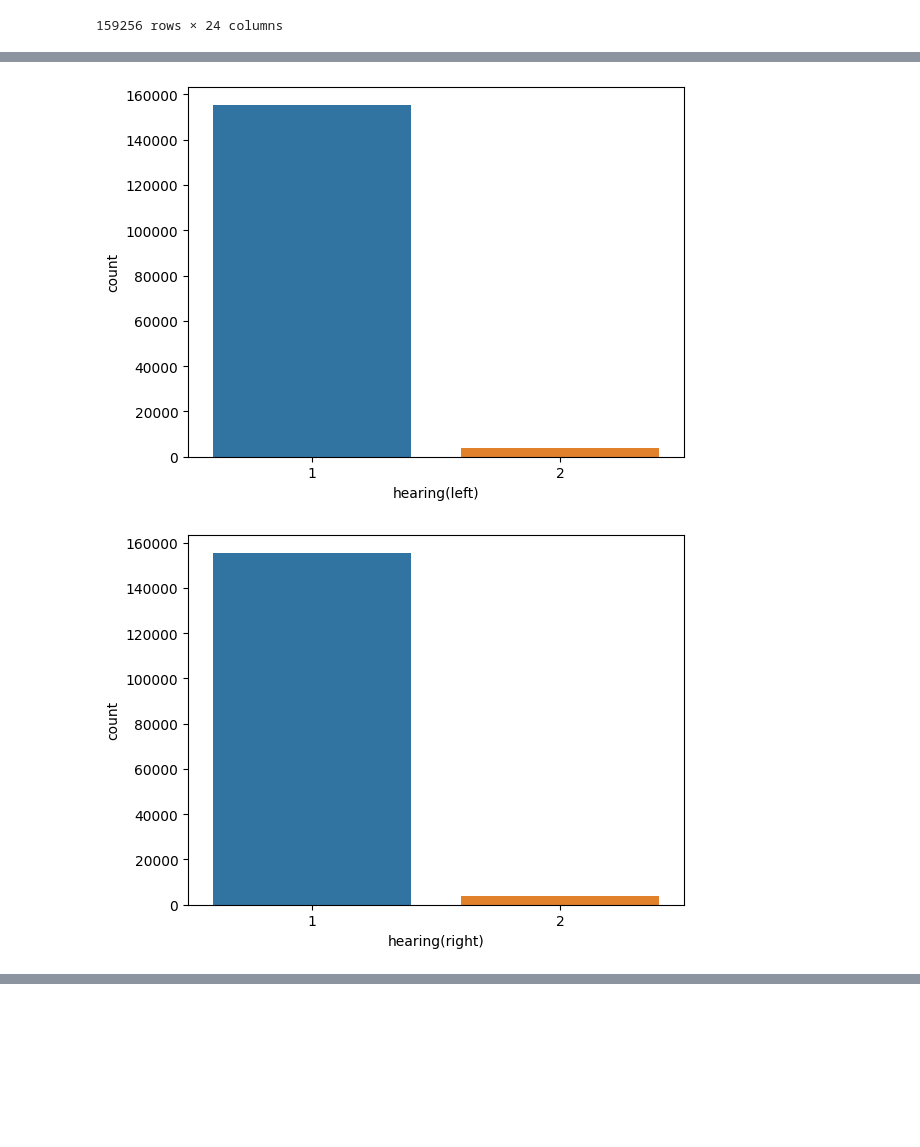
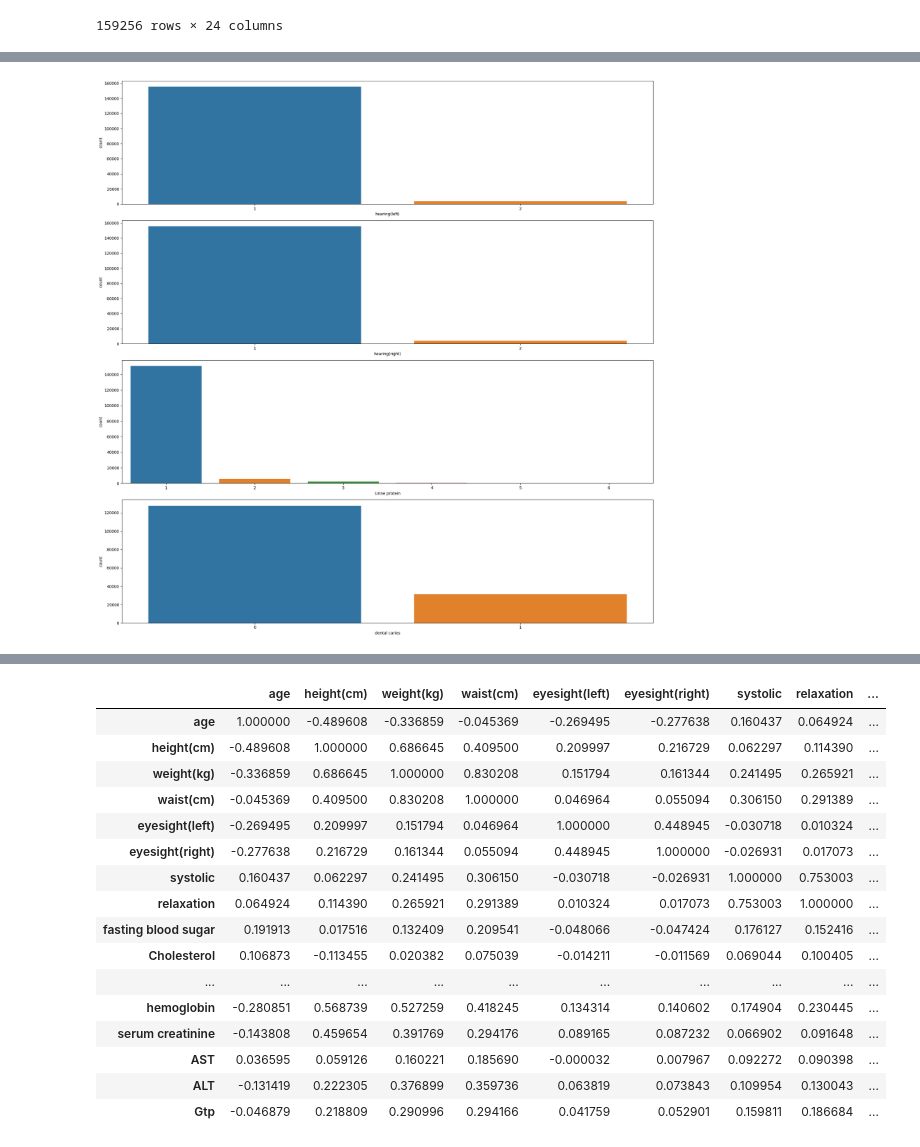
Before and after one commit to Tahker-w-tadmeer/intro_to_ml, a Jupyter notebook: ass3/data_analyist.ipynb, the cells around one changed output, grey strips where cells are left out. Saved outputs shown, nothing was run; the diff lists cells and outputs as text; code cells hidden in the pictures; blank space fills up the shorter version.

```diff
--- a/ass3/data_analyist.ipynb
+++ b/ass3/data_analyist.ipynb
@@ -57,9 +57,9 @@ df[['age','height(cm)','weight(kg)','waist(cm)','eyesight(left)','eyesight(right
 import seaborn as sns
 import matplotlib.pyplot as plt
 
-continous_features = ['age','height(cm)','weight(kg)','waist(cm)','eyesight(left)','eyesight(right)','systolic','relaxation','fasting blood sugar','Cholesterol','triglyceride','HDL','LDL','hemoglobin','Urine protein','serum creatinine','AST','ALT','Gtp']
+continous_features = ['age','height(cm)','weight(kg)','waist(cm)','eyesight(left)','eyesight(right)','systolic','relaxation','fasting blood sugar','Cholesterol','triglyceride','HDL','LDL','hemoglobin','serum creatinine','AST','ALT','Gtp']
 
-fig, axes = plt.subplots(len(continous_features), 1, figsize=(10, 30))
+fig, axes = plt.subplots(len(continous_features), 1, figsize=(10, 60))
 
 for i, column in enumerate(continous_features):
     sns.histplot(data=df, x=column, kde=True, ax=axes[i])
@@ -71,9 +71,12 @@ plt.show()
 # %%
 #plot data for categorical features
+
 categ_feature=['hearing(left)','hearing(right)','Urine protein','dental caries']
-for column in categ_feature:
-    sns.countplot(data=df, x=column)
-    plt.show()
+fig, axes = plt.subplots(len(categ_feature), 1, figsize=(20,20))
+
+for i,column in enumerate(categ_feature):
+    sns.countplot(data=df,x=column,ax=axes[i])
+plt.tight_layout()
+plt.show()
 # %% [output]
-[figure, old version]
+[figure, new version]
-[figure, removed]
@@ -81,0 +83,22 @@ for column in categ_feature:
+# %%
+#constract correlation matrix for continous features
+corr=df[continous_features].corr()
+corr.style.background_gradient(cmap='coolwarm')
+# %% [output]
+|  | age | height(cm) | weight(kg) | waist(cm) | eyesight(left) | eyesight(right) | systolic | relaxation | ... |
+| age | 1.000000 | -0.489608 | -0.336859 | -0.045369 | -0.269495 | -0.277638 | 0.160437 | 0.064924 | ... |
+| height(cm) | -0.489608 | 1.000000 | 0.686645 | 0.409500 | 0.209997 | 0.216729 | 0.062297 | 0.114390 | ... |
+| weight(kg) | -0.336859 | 0.686645 | 1.000000 | 0.830208 | 0.151794 | 0.161344 | 0.241495 | 0.265921 | ... |
+| waist(cm) | -0.045369 | 0.409500 | 0.830208 | 1.000000 | 0.046964 | 0.055094 | 0.306150 | 0.291389 | ... |
+| eyesight(left) | -0.269495 | 0.209997 | 0.151794 | 0.046964 | 1.000000 | 0.448945 | -0.030718 | 0.010324 | ... |
+| eyesight(right) | -0.277638 | 0.216729 | 0.161344 | 0.055094 | 0.448945 | 1.000000 | -0.026931 | 0.017073 | ... |
+| systolic | 0.160437 | 0.062297 | 0.241495 | 0.306150 | -0.030718 | -0.026931 | 1.000000 | 0.753003 | ... |
+| relaxation | 0.064924 | 0.114390 | 0.265921 | 0.291389 | 0.010324 | 0.017073 | 0.753003 | 1.000000 | ... |
+| fasting blood sugar | 0.191913 | 0.017516 | 0.132409 | 0.209541 | -0.048066 | -0.047424 | 0.176127 | 0.152416 | ... |
+| Cholesterol | 0.106873 | -0.113455 | 0.020382 | 0.075039 | -0.014211 | -0.011569 | 0.069044 | 0.100405 | ... |
+| ... | ... | ... | ... | ... | ... | ... | ... | ... | ... |
+| hemoglobin | -0.280851 | 0.568739 | 0.527259 | 0.418245 | 0.134314 | 0.140602 | 0.174904 | 0.230445 | ... |
+| serum creatinine | -0.143808 | 0.459654 | 0.391769 | 0.294176 | 0.089165 | 0.087232 | 0.066902 | 0.091648 | ... |
+| AST | 0.036595 | 0.059126 | 0.160221 | 0.185690 | -0.000032 | 0.007967 | 0.092272 | 0.090398 | ... |
+| ALT | -0.131419 | 0.222305 | 0.376899 | 0.359736 | 0.063819 | 0.073843 | 0.109954 | 0.130043 | ... |
+| Gtp | -0.046879 | 0.218809 | 0.290996 | 0.294166 | 0.041759 | 0.052901 | 0.159811 | 0.186684 | ... |
```
Also changed, not shown: parts of 5 cells of this notebook, 3 other files.
